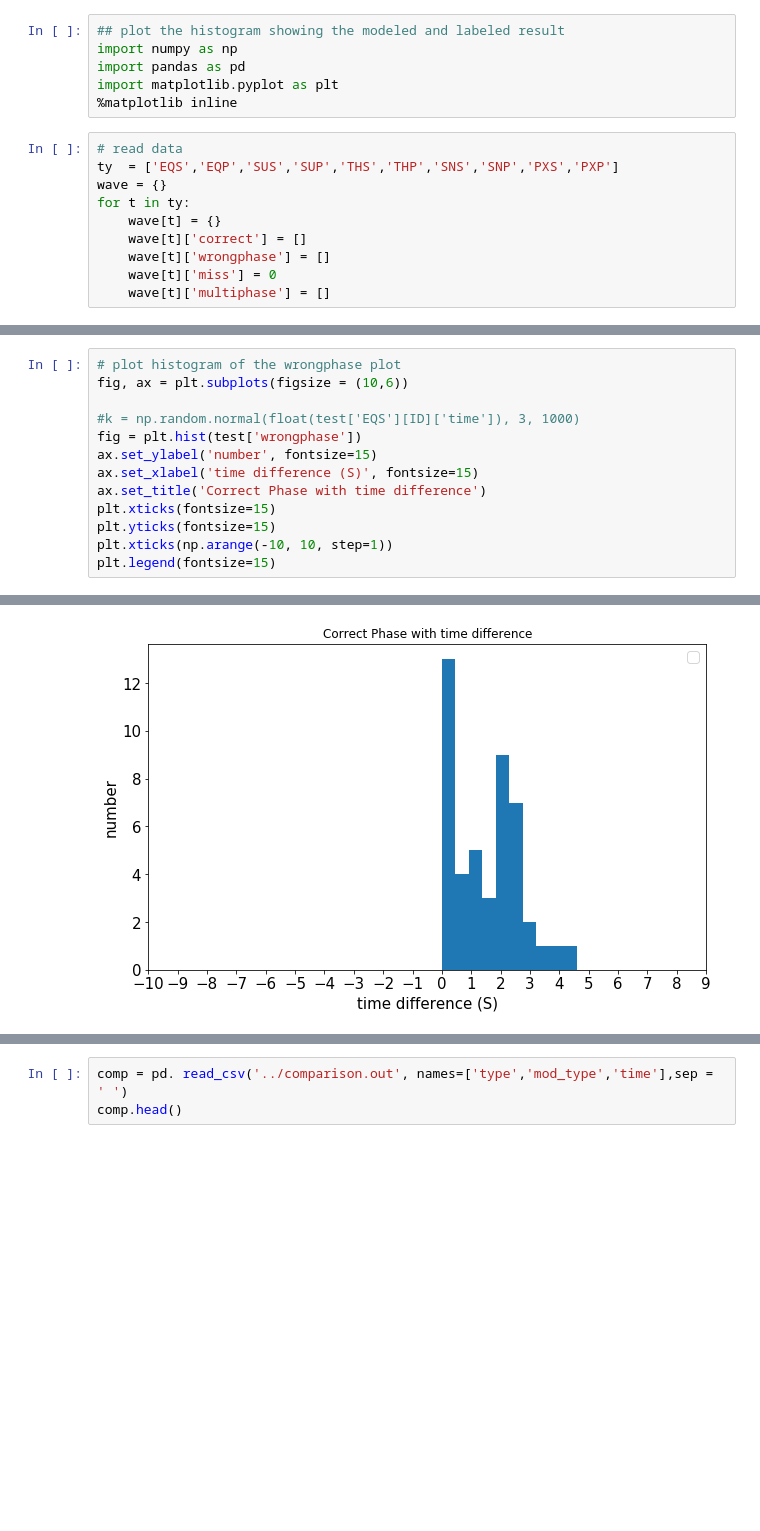
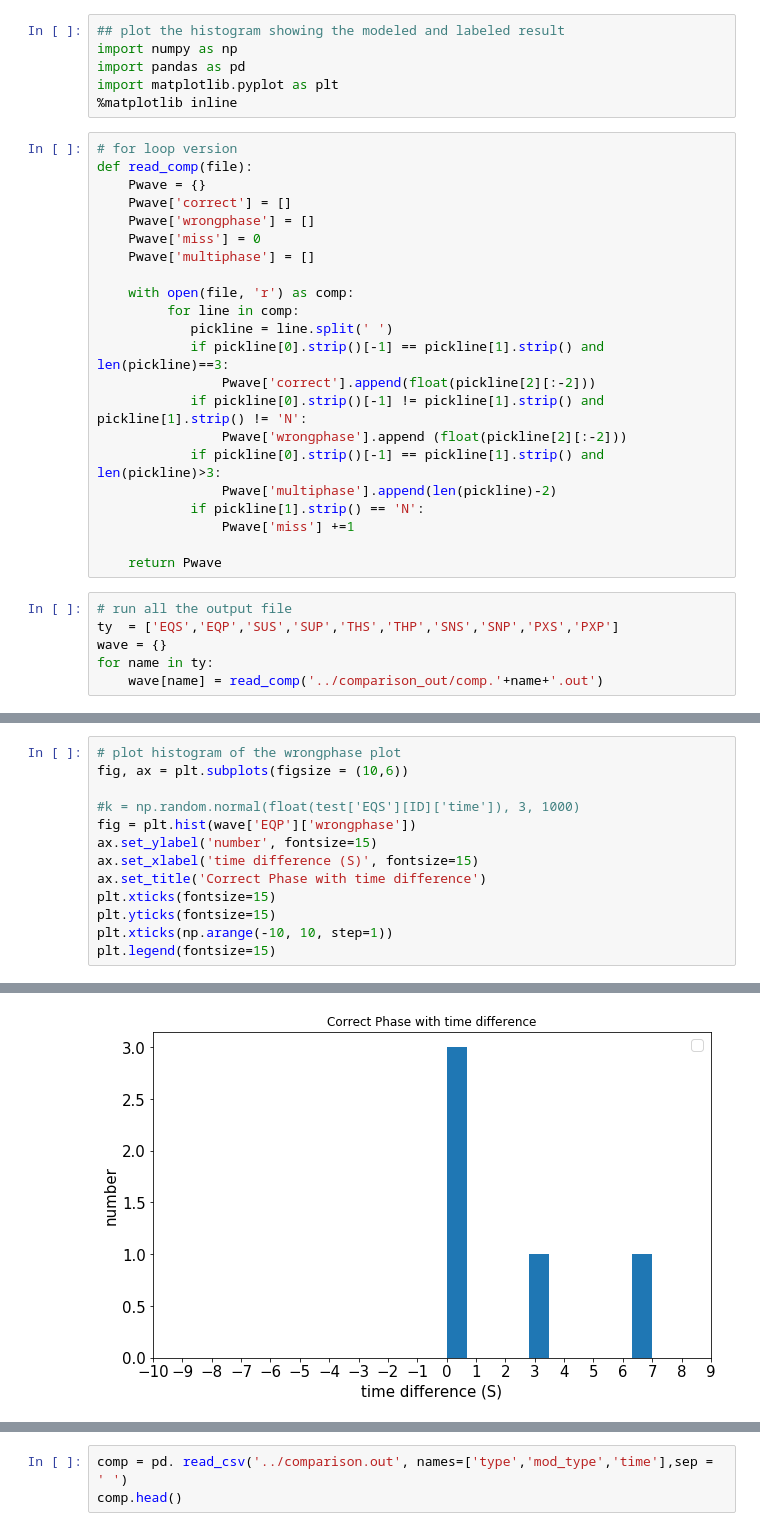
Before and after one commit to geohackweek/ghw2019_wiggles, a Jupyter notebook: scripts/histogram.ipynb, the cells around one changed output, grey strips where cells are left out. Saved outputs shown, nothing was run; the diff lists cells and outputs as text; blank space fills up the shorter version.

```diff
--- a/scripts/histogram.ipynb
+++ b/scripts/histogram.ipynb
@@ -4,14 +4,32 @@ import numpy as np
 import pandas as pd
 import matplotlib.pyplot as plt
 %matplotlib inline
+# %%
+# for loop version
+def read_comp(file):
+    Pwave = {}
+    Pwave['correct'] = []
+    Pwave['wrongphase'] = []
+    Pwave['miss'] = 0
+    Pwave['multiphase'] = []
+
+    with open(file, 'r') as comp:
+         for line in comp:
+            pickline = line.split(' ')
+            if pickline[0].strip()[-1] == pickline[1].strip() and len(pickline)==3:
+                Pwave['correct'].append(float(pickline[2][:-2]))
+            if pickline[0].strip()[-1] != pickline[1].strip() and pickline[1].strip() != 'N':
+                Pwave['wrongphase'].append (float(pickline[2][:-2]))
+            if pickline[0].strip()[-1] == pickline[1].strip() and len(pickline)>3:
+                Pwave['multiphase'].append(len(pickline)-2)
+            if pickline[1].strip() == 'N':
+                Pwave['miss'] +=1
+
+    return Pwave
 # %%
-# read data
+# run all the output file
 ty  = ['EQS','EQP','SUS','SUP','THS','THP','SNS','SNP','PXS','PXP']
 wave = {}
-for t in ty:
-    wave[t] = {}
-    wave[t]['correct'] = []
-    wave[t]['wrongphase'] = []
-    wave[t]['miss'] = 0
-    wave[t]['multiphase'] = []
+for name in ty:
+    wave[name] = read_comp('../comparison_out/comp.'+name+'.out')
 # %%
@@ -86,20 +165,20 @@ No handles with labels found to put in legend.
 # %%
 # plot histogram of the wrongphase plot
 fig, ax = plt.subplots(figsize = (10,6))
 
 #k = np.random.normal(float(test['EQS'][ID]['time']), 3, 1000)
-fig = plt.hist(test['wrongphase'])
+fig = plt.hist(wave['EQP']['wrongphase'])
 ax.set_ylabel('number', fontsize=15)
 ax.set_xlabel('time difference (S)', fontsize=15)
 ax.set_title('Correct Phase with time difference')
 plt.xticks(fontsize=15)
 plt.yticks(fontsize=15)
 plt.xticks(np.arange(-10, 10, step=1))
 plt.legend(fontsize=15)
 # %% [output]
 No handles with labels found to put in legend.
 <matplotlib.legend.Legend at 0x...>
-[figure, old version]
+[figure, new version]
 # %%
 # plot histogram of the wrongphase plot
 fig, ax = plt.subplots(figsize = (10,6))
```
Also changed, not shown: parts of 8 cells of this notebook, 1 other file.
